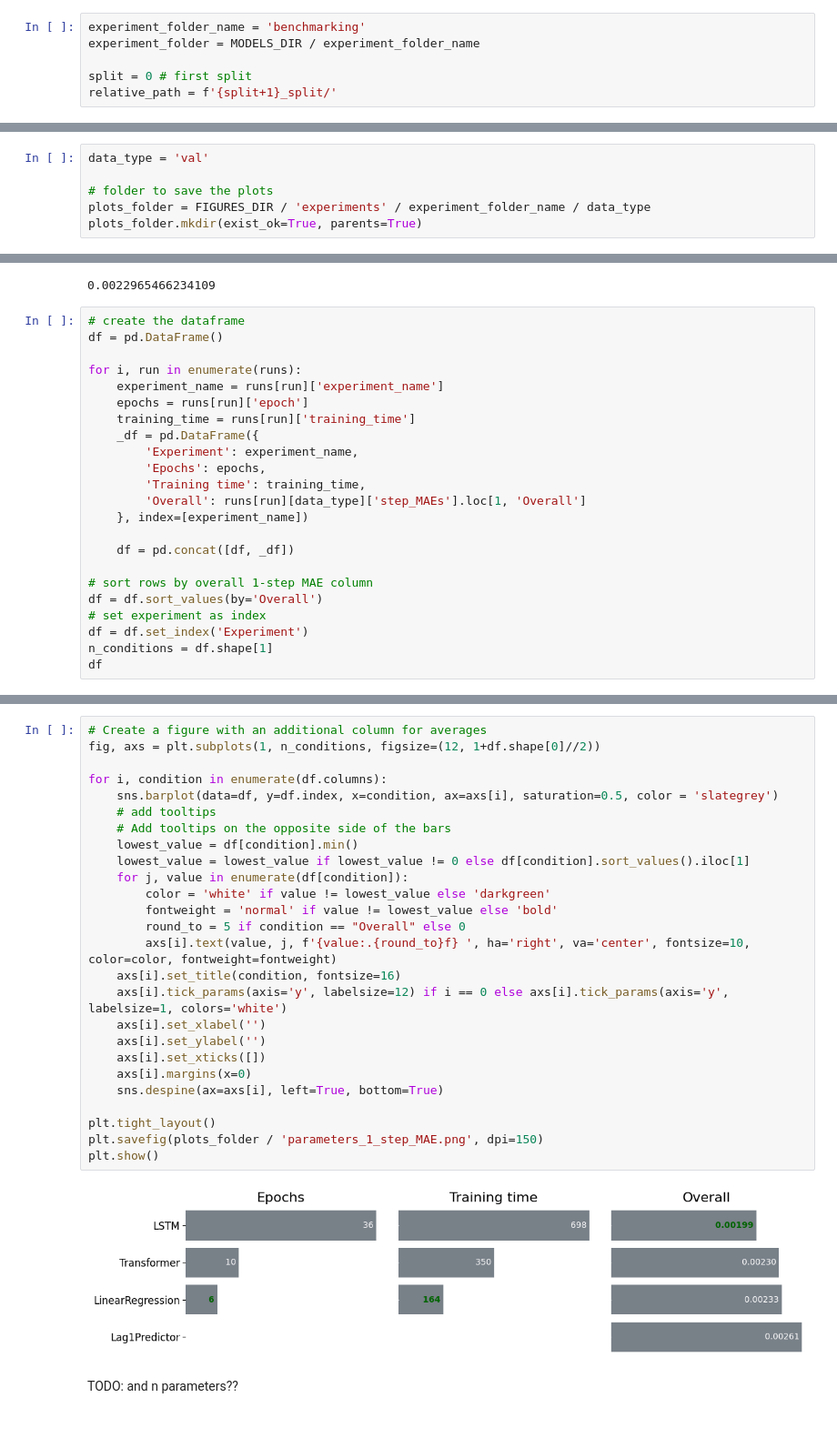
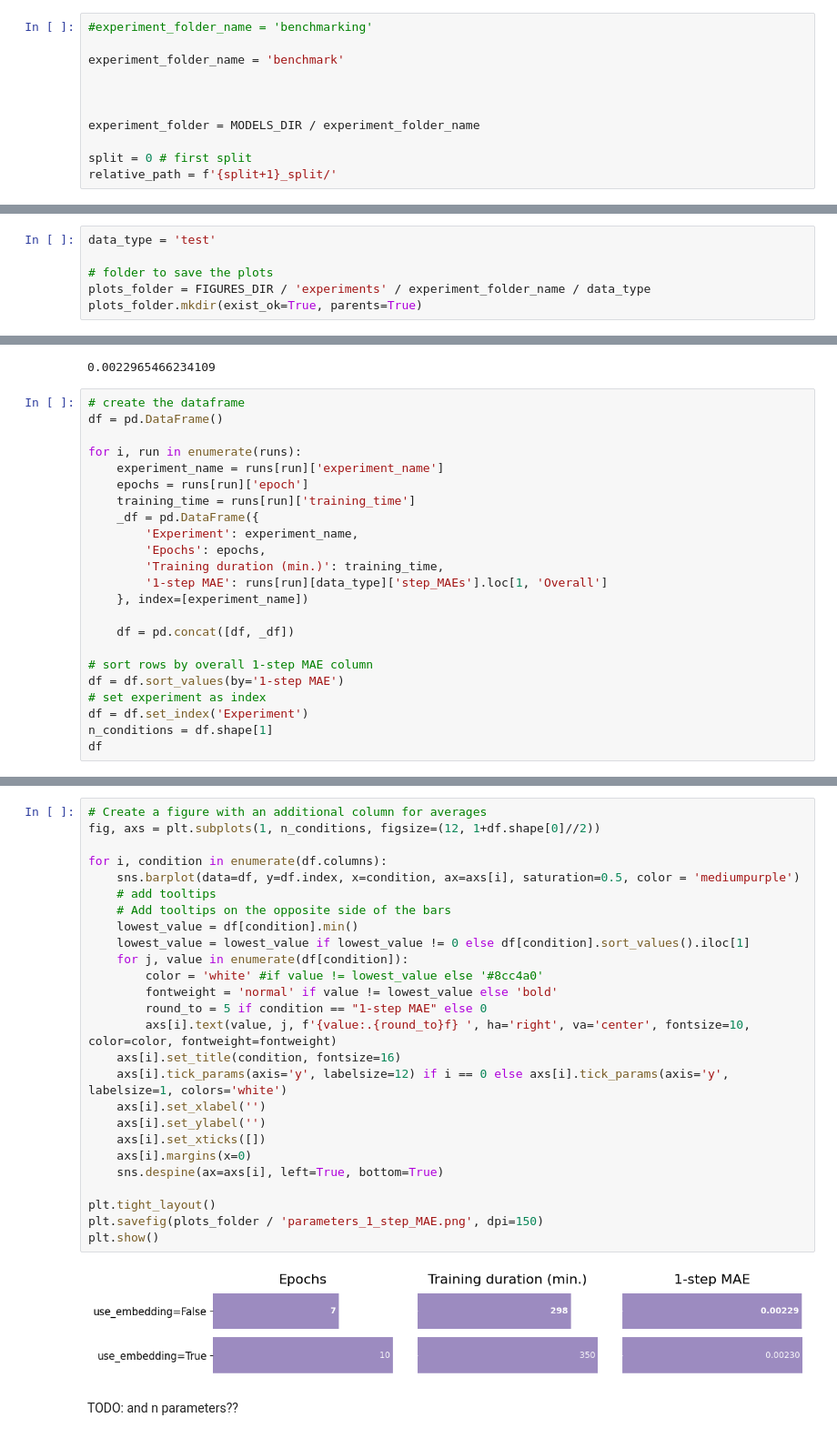
Before and after one commit to AronDJacobsen/fault_management_uds, a Jupyter notebook: notebooks/3_evaluation/2_compare_models.ipynb, the cells around one changed output, grey strips where cells are left out. Shown at 91% size. Saved outputs shown, nothing was run; the diff lists cells and outputs as text.

```diff
--- a/notebooks/3_evaluation/2_compare_models.ipynb
+++ b/notebooks/3_evaluation/2_compare_models.ipynb
@@ -32,7 +32,12 @@ random.seed(seed)
 # %% [markdown]
 ## Load
 # %%
-experiment_folder_name = 'benchmarking'
+#experiment_folder_name = 'benchmarking'
+
+experiment_folder_name = 'benchmark'
+
+
+
 experiment_folder = MODELS_DIR / experiment_folder_name
 
 split = 0 # first split
@@ -134,7 +137,7 @@ Lowest steps ahead: 10
 # %% [markdown]
 ## 1 step ahead
 # %%
-data_type = 'val'
+data_type = 'test'
 
 # folder to save the plots
 plots_folder = FIGURES_DIR / 'experiments' / experiment_folder_name / data_type
@@ -359,14 +363,14 @@ for i, run in enumerate(runs):
     _df = pd.DataFrame({
         'Experiment': experiment_name,
         'Epochs': epochs,
-        'Training time': training_time,
-        'Overall': runs[run][data_type]['step_MAEs'].loc[1, 'Overall']
+        'Training duration (min.)': training_time,
+        '1-step MAE': runs[run][data_type]['step_MAEs'].loc[1, 'Overall']
     }, index=[experiment_name])
 
     df = pd.concat([df, _df])
 
 # sort rows by overall 1-step MAE column
-df = df.sort_values(by='Overall')
+df = df.sort_values(by='1-step MAE')
 # set experiment as index
 df = df.set_index('Experiment')
 n_conditions = df.shape[1]
@@ -381,30 +383,30 @@ df
 # %%
 # Create a figure with an additional column for averages
 fig, axs = plt.subplots(1, n_conditions, figsize=(12, 1+df.shape[0]//2))
 
 for i, condition in enumerate(df.columns):
-    sns.barplot(data=df, y=df.index, x=condition, ax=axs[i], saturation=0.5, color = 'slategrey')
+    sns.barplot(data=df, y=df.index, x=condition, ax=axs[i], saturation=0.5, color = 'mediumpurple')
     # add tooltips
     # Add tooltips on the opposite side of the bars
     lowest_value = df[condition].min()
     lowest_value = lowest_value if lowest_value != 0 else df[condition].sort_values().iloc[1]
     for j, value in enumerate(df[condition]):
-        color = 'white' if value != lowest_value else 'darkgreen'
+        color = 'white' #if value != lowest_value else '#8cc4a0'
         fontweight = 'normal' if value != lowest_value else 'bold'
-        round_to = 5 if condition == "Overall" else 0
+        round_to = 5 if condition == "1-step MAE" else 0
         axs[i].text(value, j, f'{value:.{round_to}f} ', ha='right', va='center', fontsize=10, color=color, fontweight=fontweight)
     axs[i].set_title(condition, fontsize=16)
     axs[i].tick_params(axis='y', labelsize=12) if i == 0 else axs[i].tick_params(axis='y', labelsize=1, colors='white')
     axs[i].set_xlabel('')
     axs[i].set_ylabel('')
     axs[i].set_xticks([])
     axs[i].margins(x=0)
     sns.despine(ax=axs[i], left=True, bottom=True)
 
 plt.tight_layout()
 plt.savefig(plots_folder / 'parameters_1_step_MAE.png', dpi=150)
 plt.show()
 # %% [output]
-[figure, old version]
+[figure, new version]
 # %% [markdown]
 TODO: and n parameters??
```
Also changed, not shown: parts of 9 cells of this notebook, 16 other files.
